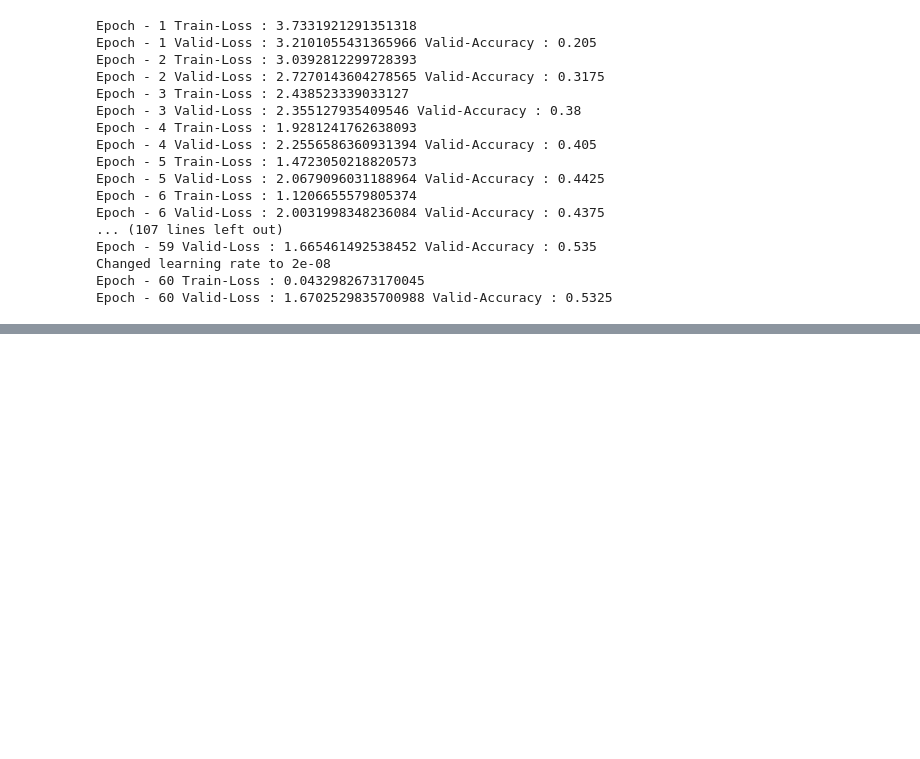
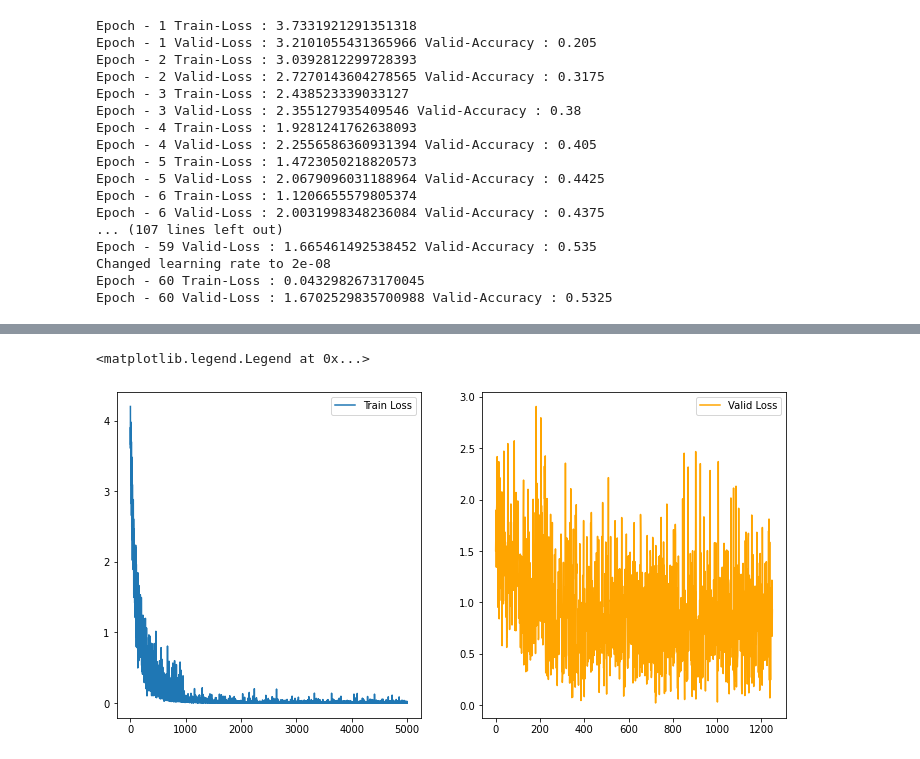
Before and after one commit to ayyucedemirbas/machine_learning_algorithms, a Jupyter notebook: audio/ESC_50_Classification_PyTorch.ipynb, the cells around one changed output, grey strips where cells are left out. Cells and saved outputs as stored; diff of their text form; code cells hidden in the pictures; blank space fills up the shorter version.

Commit message:
esc classification, learn2learn

```diff
--- a/audio/ESC_50_Classification_PyTorch.ipynb
+++ b/audio/ESC_50_Classification_PyTorch.ipynb
@@ -261,0 +275,6 @@ Epoch - 60 Valid-Loss : 1.6702529835700988 Valid-Accuracy : 0.5325
+# %%
+from torchvision.models import resnet34
+resnet_model = resnet34(pretrained=True)
+resnet_model.fc = nn.Linear(512,50)
+resnet_model.conv1 = nn.Conv2d(1, 64, kernel_size=(7, 7), stride=(2, 2), padding=(3, 3), bias=False)
+resnet_model = resnet_model.to(device)
@@ -261,0 +283,14 @@ Epoch - 60 Valid-Loss : 1.6702529835700988 Valid-Accuracy : 0.5325
+# %%
+learning_rate = 2e-4
+optimizer = optim.Adam(resnet_model.parameters(), lr=learning_rate)
+epochs = 50
+loss_fn = nn.CrossEntropyLoss()
+resnet_train_losses=[]
+resnet_valid_losses=[]
+def lr_decay(optimizer, epoch):
+  if epoch%10==0:
+    new_lr = learning_rate / (10**(epoch//10))
+    optimizer = setlr(optimizer, new_lr)
+    print(f'Changed learning rate to {new_lr}')
+  return optimizer
+train(resnet_model, loss_fn, train_loader, valid_loader, epochs, optimizer, resnet_train_losses, resnet_valid_losses, lr_decay)
@@ -261,0 +316,13 @@ Epoch - 60 Valid-Loss : 1.6702529835700988 Valid-Accuracy : 0.5325
+# %%
+tl = np.asarray(resnet_train_losses).ravel()
+vl = np.asarray(resnet_valid_losses).ravel()
+plt.figure(figsize=(12,6))
+plt.subplot(1,2,1)
+plt.plot(tl)
+plt.legend(['Train Loss'])
+plt.subplot(1,2,2)
+plt.plot(vl,'orange')
+plt.legend(['Valid Loss'])
+# %% [output]
+<matplotlib.legend.Legend at 0x...>
+[figure, added]
```
Also changed, not shown: parts of 3 cells of this notebook, 1 other file.
